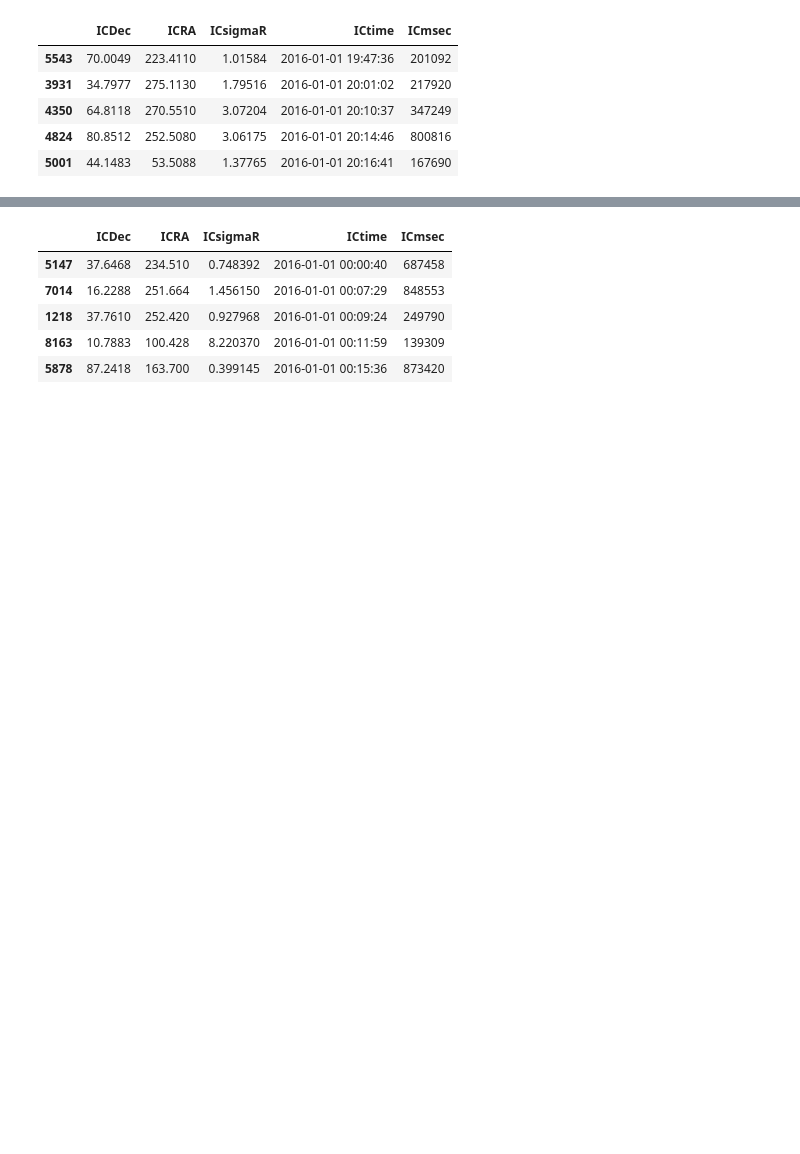
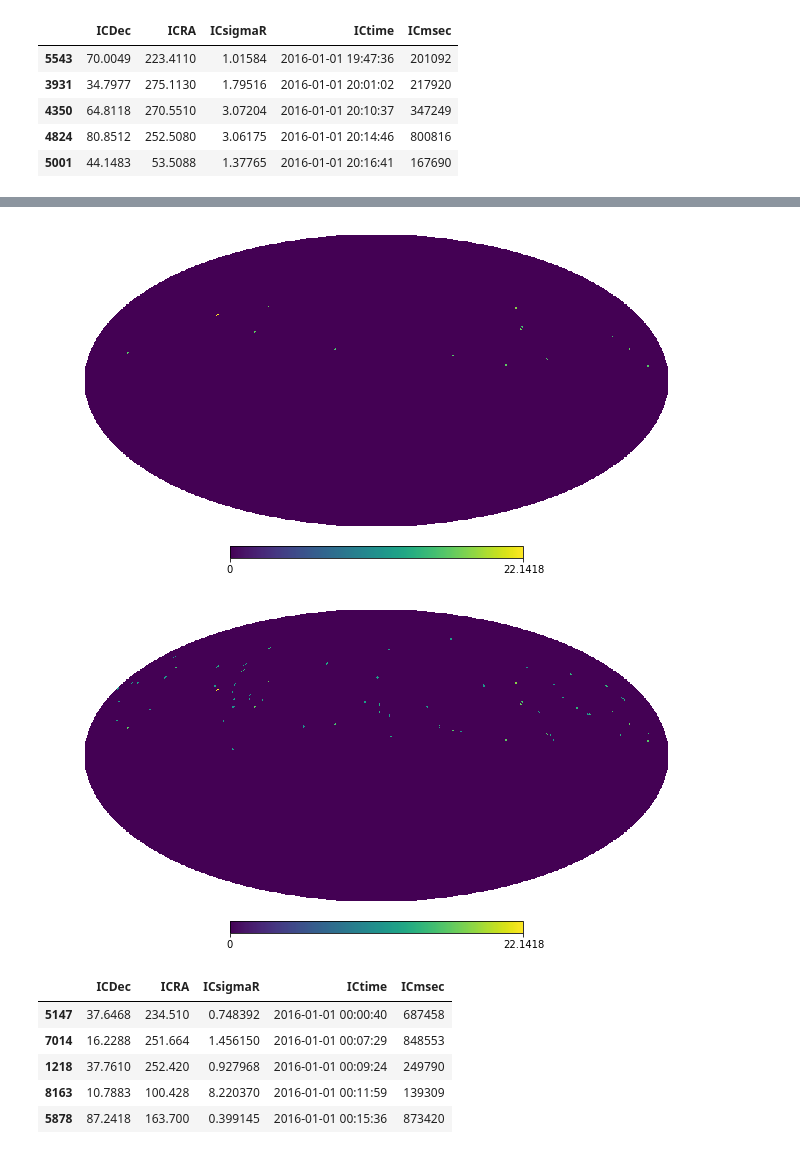
Before and after one commit to hayalaso/Analyses_AMON, a Jupyter notebook: HAWC_IC/mutli_correlation_analysis.ipynb, the cells around one changed output, grey strips where cells are left out. Drawn from its saved outputs; the diff is of its cells as text; code cells hidden in the pictures; blank space fills up the shorter version.

```diff
--- a/HAWC_IC/mutli_correlation_analysis.ipynb
+++ b/HAWC_IC/mutli_correlation_analysis.ipynb
@@ -252,3 +248,25 @@ xlabel(r'$\ln \, \lambda$',fontsize=16)
+# %%
+Nside = 64
+degree = np.pi/180.
+sky99 = np.zeros(hp.nside2npix(Nside))
+sky95 = np.zeros(hp.nside2npix(Nside))
+perc99 = np.percentile(df_result2.LLH,99)
+perc95 = np.percentile(df_result2.LLH,95)
+for i,r in df_result2.iterrows():
+    dec =  r['Best_fit_dec']
+    th = 90.-dec
+    ra = r['Best_fit_ra']
+    j=hp.ang2pix(Nside,th*degree,ra*degree)
+    if r['LLH'] > perc99:
+        sky99[j] = r["LLH"]
+    if r['LLH'] > perc95:
+        sky95[j] = r["LLH"]
+# %%
+hp.mollview(sky99,rot=180,title='')
+hp.mollview(sky95,rot=180,title='')
+# %% [output]
+[figure, added]
+[figure, added]
 # %%
 dfic = pd.read_csv("IC_scrambled/0.csv".format(i))
 dfic['ICtime']=pd.to_datetime(dfic['ICtime'])
```
Also changed, not shown: parts of 5 cells of this notebook.
